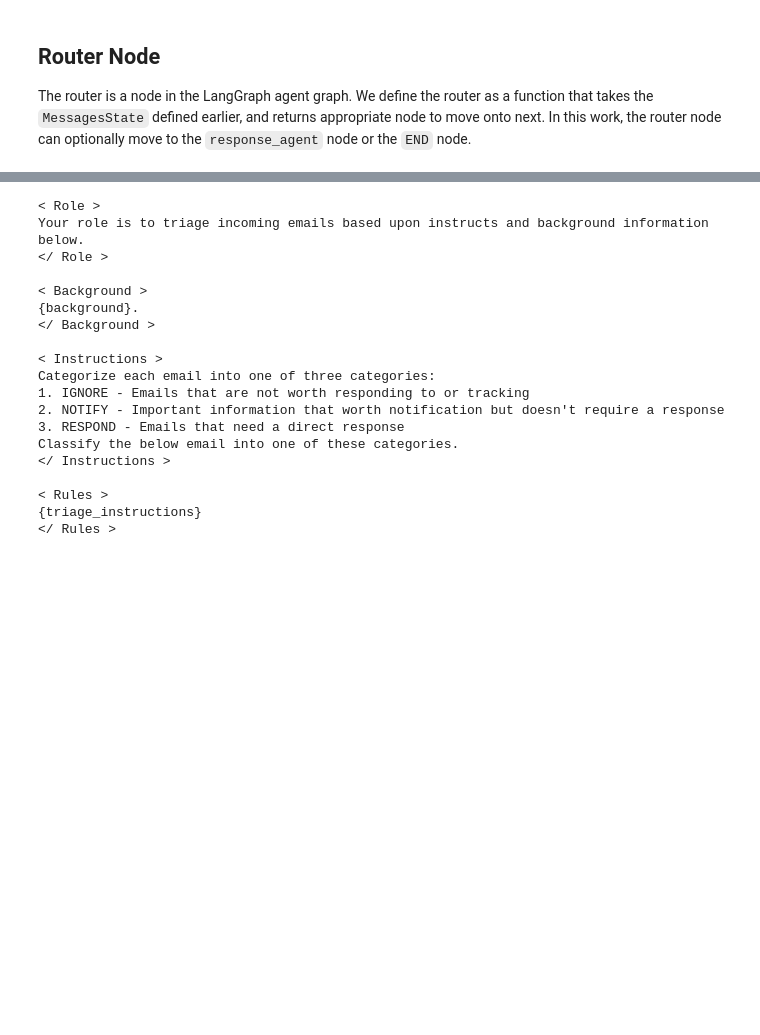
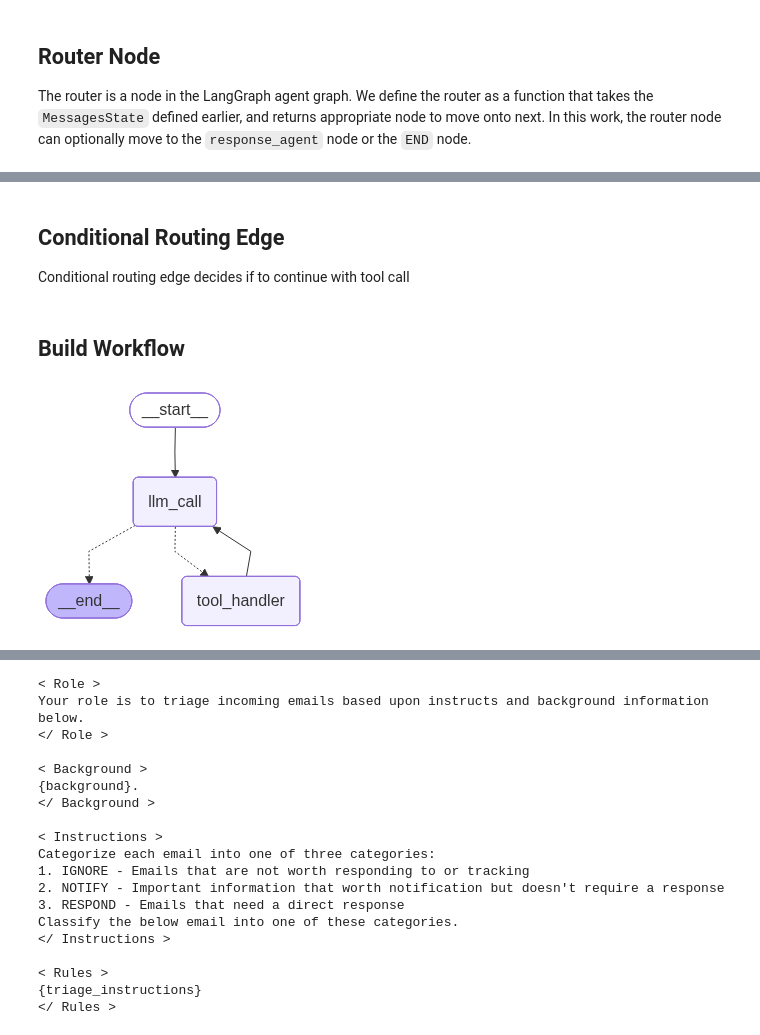
Before and after one commit to WeimusT/email_monitoring, a Jupyter notebook: notebooks/email_monitoring.ipynb, the cells around one changed output, grey strips where cells are left out. Cells and saved outputs as stored; diff of their text form; code cells hidden in the pictures; blank space fills up the shorter version.

```diff
--- a/notebooks/email_monitoring.ipynb
+++ b/notebooks/email_monitoring.ipynb
@@ -146,0 +257,22 @@ def triage_router(state: State) -> Command[Literal["response_agent", END]]:
+# %% [markdown]
+## Conditional Routing Edge
+
+Conditional routing edge decides if to continue with tool call
+# %%
+def should_continue(state: State) -> Literal['tool_handler', END]:
+    """Route to tool handler, or end if Done tool called."""
+    messages = state["messages"]
+    last_message = messages[-1]
+
+    # If the last message is a tool call, check if it's a Done tool call
+    if "tool_calls" in last_message:
+        for tool_call in last_message.tool_calls:
+            if tool_call["name"] == "Done":
+                return END
+            else:
+                return "tool_handler"
+    else:
+        print("Expecting a 'tool_calls' key in the response.")
+        return END
+# %% [markdown]
+## Build Workflow
@@ -146,0 +282,27 @@ def triage_router(state: State) -> Command[Literal["response_agent", END]]:
+# %%
+# Build workflow
+overall_workflow = StateGraph(State)
+
+# Add nodes
+overall_workflow.add_node("llm_call",  llm_call)
+overall_workflow.add_node("tool_handler",  tool_handler)
+
+# Add edges
+overall_workflow.add_edge(START, 'llm_call')
+overall_workflow.add_conditional_edges(
+    'llm_call',
+    should_continue,    # condition
+    {
+        "tool_handler": "tool_handler",
+        END: END
+    }
+)
+overall_workflow.add_edge("tool_handler", "llm_call")
+
+# Compile the workflow into an agent
+agent = overall_workflow.compile()
+
+# View
+show_graph(agent)
+# %% [output]
+[figure, added]
```
Also changed, not shown: parts of 19 cells of this notebook.
